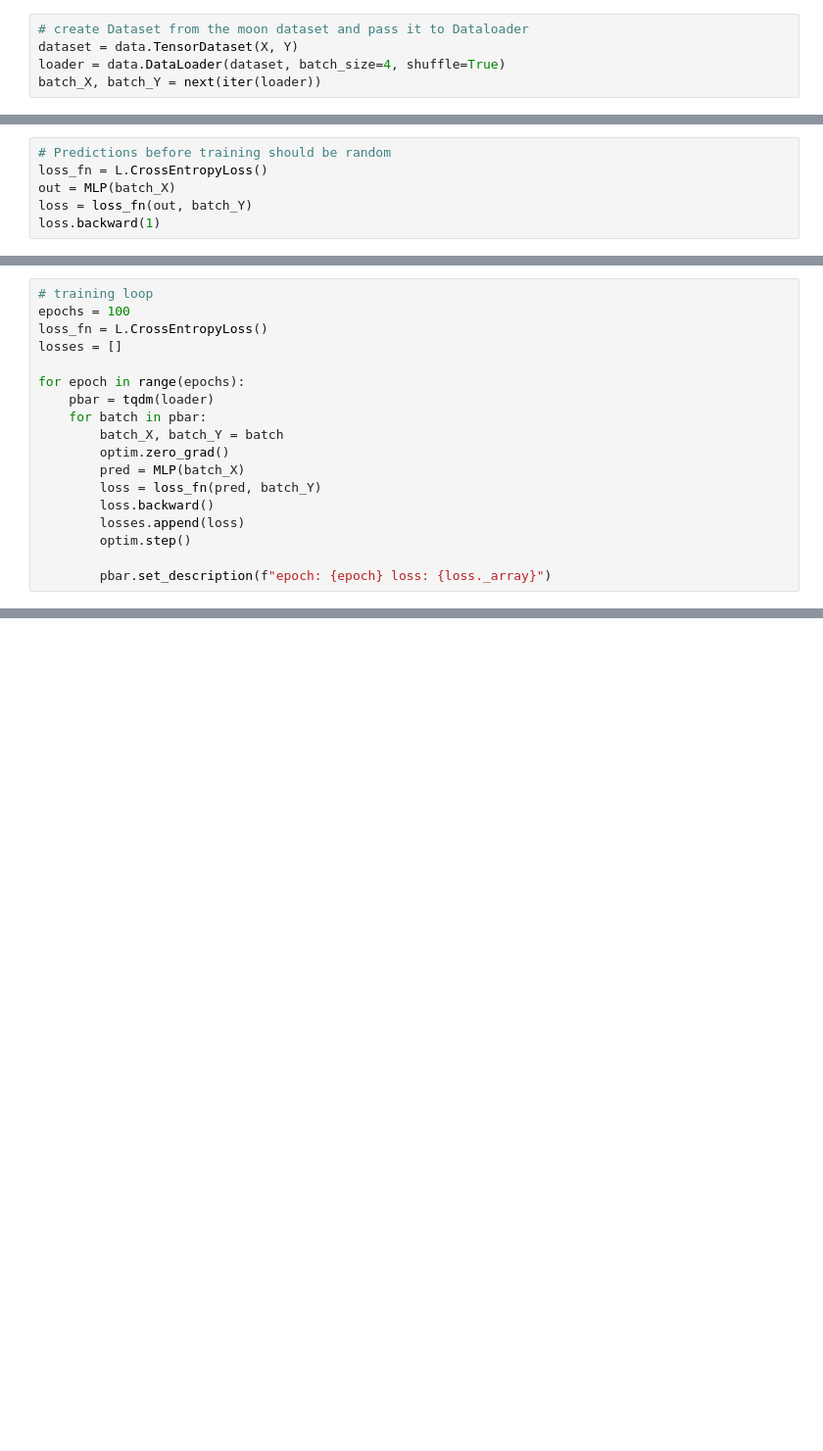
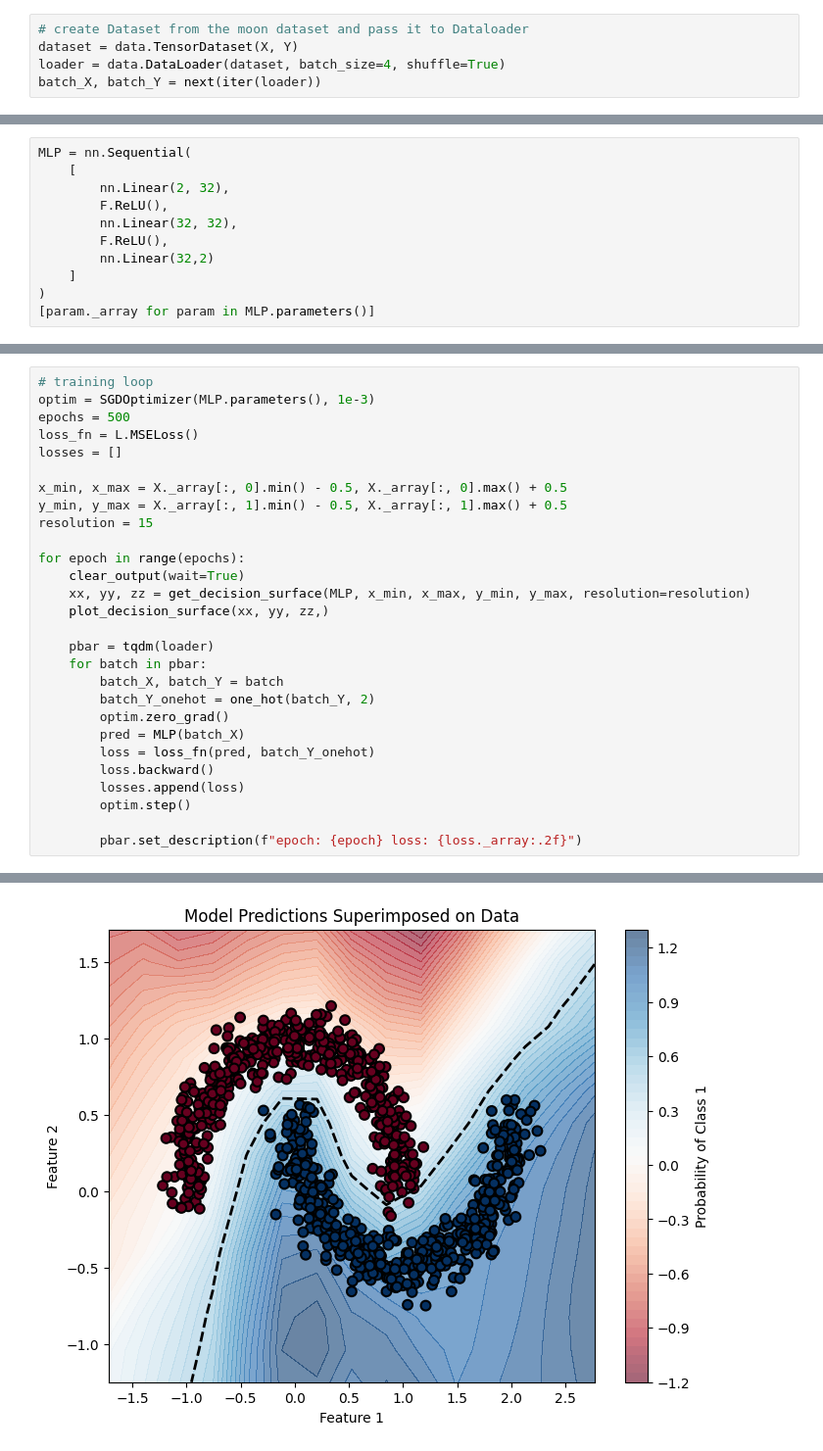
Before and after one commit to yucoder14/HYS-Machine-Learning-Framework, a Jupyter notebook: demo.ipynb, the cells around one changed output, grey strips where cells are left out. Shown at 98% size. Saved outputs shown, nothing was run; the diff lists cells and outputs as text; blank space fills up the shorter version.

Commit message:
working demo on cpu using stochastic gradient descent with batching

```diff
--- a/demo.ipynb
+++ b/demo.ipynb
@@ -60,6 +30,0 @@ True
-# %%
-# Predictions before training should be random
-loss_fn = L.CrossEntropyLoss()
-out = MLP(batch_X)
-loss = loss_fn(out, batch_Y)
-loss.backward(1)
@@ -92,0 +83,11 @@ optim = SGDOptimizer(MLP.parameters(), 1e-4)
+# %%
+MLP = nn.Sequential(
+    [
+        nn.Linear(2, 32),
+        F.ReLU(),
+        nn.Linear(32, 32),
+        F.ReLU(),
+        nn.Linear(32,2)
+    ]
+)
+[param._array for param in MLP.parameters()]
@@ -93,19 +112,29 @@ optim = SGDOptimizer(MLP.parameters(), 1e-4)
 # %%
 # training loop
-epochs = 100
-loss_fn = L.CrossEntropyLoss()
+optim = SGDOptimizer(MLP.parameters(), 1e-3)
+epochs = 500
+loss_fn = L.MSELoss()
 losses = []
 
+x_min, x_max = X._array[:, 0].min() - 0.5, X._array[:, 0].max() + 0.5
+y_min, y_max = X._array[:, 1].min() - 0.5, X._array[:, 1].max() + 0.5
+resolution = 15
+
 for epoch in range(epochs):
+    clear_output(wait=True)
+    xx, yy, zz = get_decision_surface(MLP, x_min, x_max, y_min, y_max, resolution=resolution)
+    plot_decision_surface(xx, yy, zz,)
+
     pbar = tqdm(loader)
     for batch in pbar:
         batch_X, batch_Y = batch
+        batch_Y_onehot = one_hot(batch_Y, 2)
         optim.zero_grad()
         pred = MLP(batch_X)
-        loss = loss_fn(pred, batch_Y)
+        loss = loss_fn(pred, batch_Y_onehot)
         loss.backward()
         losses.append(loss)
         optim.step()
 
-        pbar.set_description(f"epoch: {epoch} loss: {loss._array}")
+        pbar.set_description(f"epoch: {epoch} loss: {loss._array:.2f}")
 # %% [output]
@@ -112,0 +141 @@ TypeError: unsupported operand type(s) for *: 'float' and 'NoneType'
+[figure, added]
```
Also changed, not shown: parts of 12 cells of this notebook, 2 other files.
